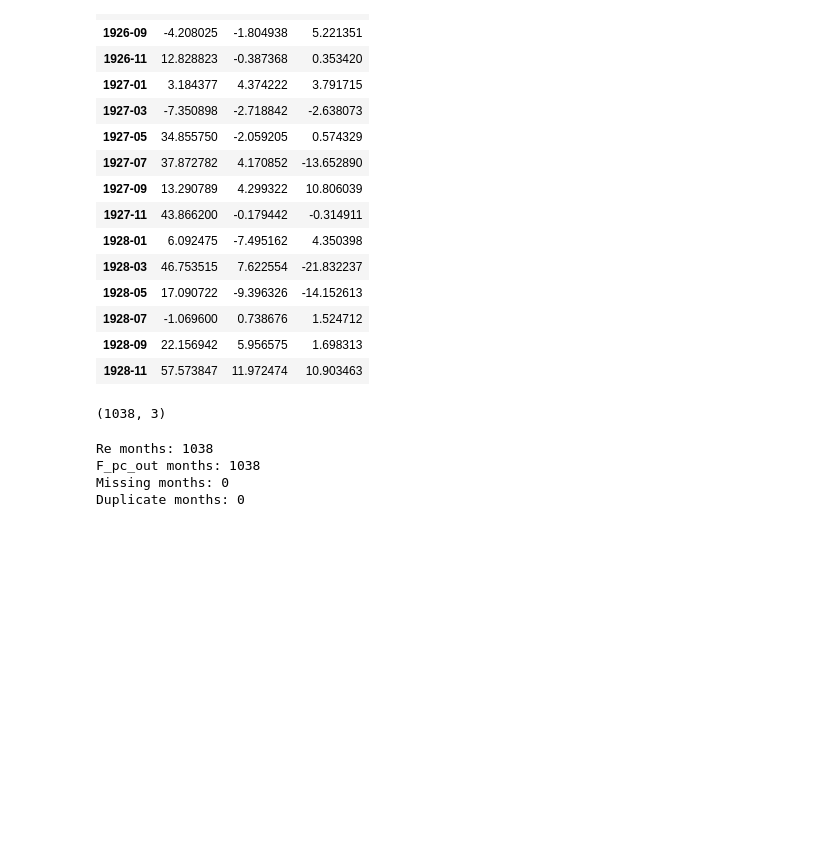
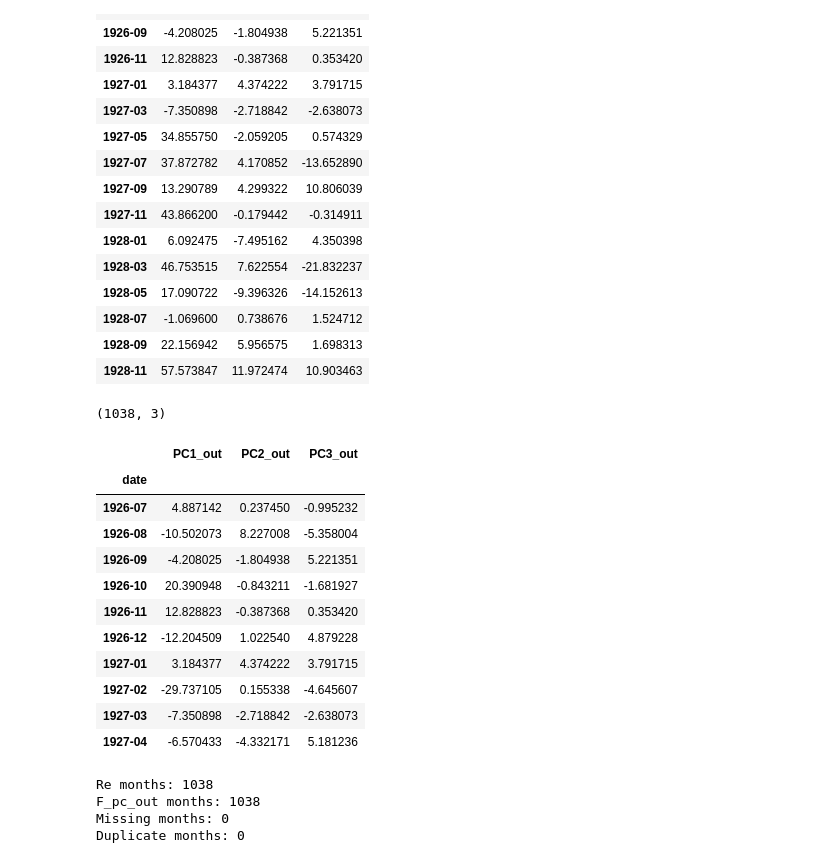
Before and after one commit to jimin3227/financial_analytics_ps2, a Jupyter notebook: financial_analytics_ps2.ipynb, the cells around one changed output. Cells and saved outputs as stored; diff of their text form; code cells hidden in the pictures; blank space fills up the shorter version.

```diff
--- a/financial_analytics_ps2.ipynb
+++ b/financial_analytics_ps2.ipynb
@@ -346,6 +346,21 @@ F_pc_out = pd.concat([F_pc_odd, F_pc_even]).sort_index()
 F_pc_out.shape
 # %% [output]
 (1038, 3)
+# %%
+F_pc_out.head(10)
+# %% [output]
+|  | PC1_out | PC2_out | PC3_out |
+| date |  |  |  |
+| 1926-07 | 4.887142 | 0.237450 | -0.995232 |
+| 1926-08 | -10.502073 | 8.227008 | -5.358004 |
+| 1926-09 | -4.208025 | -1.804938 | 5.221351 |
+| 1926-10 | 20.390948 | -0.843211 | -1.681927 |
+| 1926-11 | 12.828823 | -0.387368 | 0.353420 |
+| 1926-12 | -12.204509 | 1.022540 | 4.879228 |
+| 1927-01 | 3.184377 | 4.374222 | 3.791715 |
+| 1927-02 | -29.737105 | 0.155338 | -4.645607 |
+| 1927-03 | -7.350898 | -2.718842 | -2.638073 |
+| 1927-04 | -6.570433 | -4.332171 | 5.181236 |
 # %%
 print("Re months:", len(Re.index))
 print("F_pc_out months:", len(F_pc_out.index))
```
Also changed, not shown: parts of 2 cells of this notebook.
